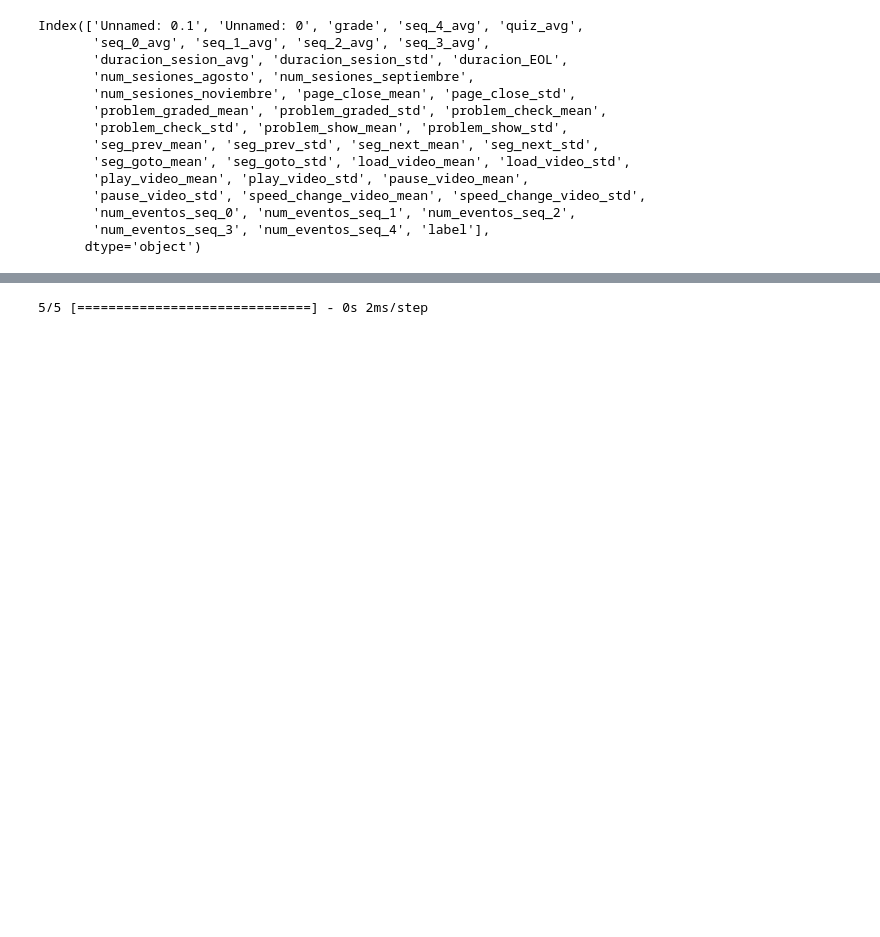
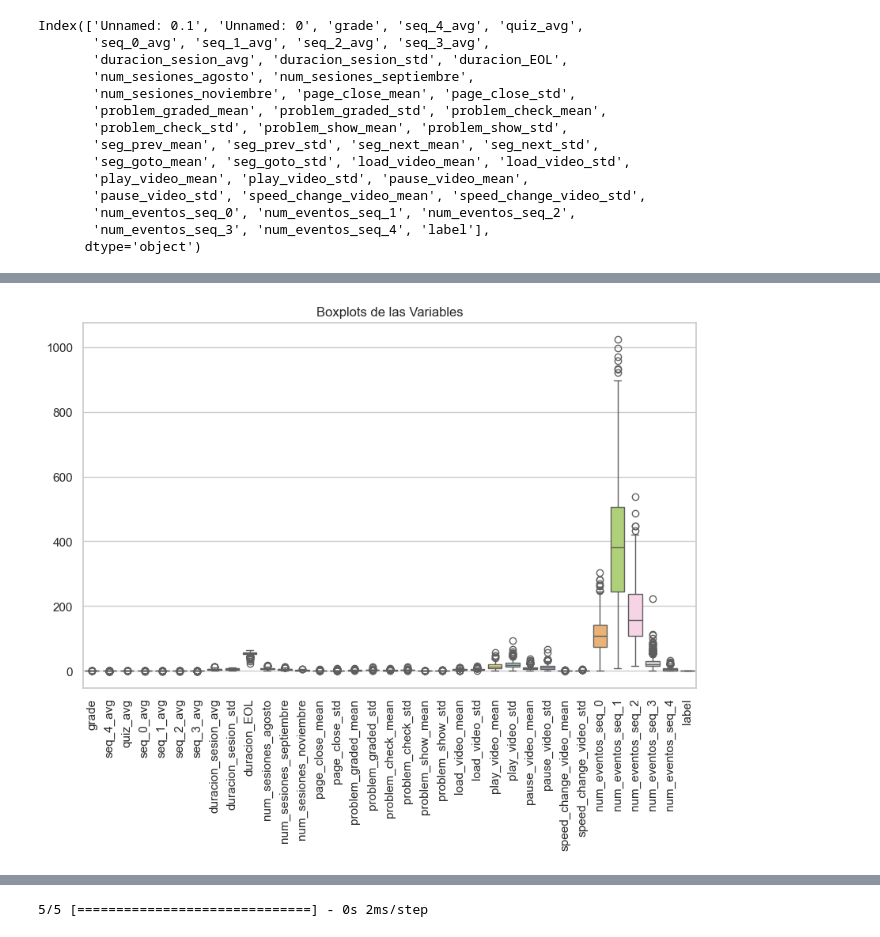
Before and after one commit to danieljarah/casoCDD, a Jupyter notebook: Redes neuronales/0_95.ipynb, the cells around one changed output, grey strips where cells are left out. Cells and saved outputs as stored; diff of their text form; code cells hidden in the pictures; blank space fills up the shorter version.

```diff
--- a/Redes neuronales/0_95.ipynb
+++ b/Redes neuronales/0_95.ipynb
@@ -68,3 +84,15 @@ tf.random.set_seed(seed)
+# %%
+# Configurar el estilo de seaborn
+sns.set(style="whitegrid")
+
+# Crear boxplots para cada variable
+plt.figure(figsize=(10, 6))
+sns.boxplot(data=df_entrenamiento, palette="Set3")
+plt.xticks(rotation=90)
+plt.title('Boxplots de las Variables')
+plt.show()
+# %% [output]
+[figure, added]
 # %%
 X = df_entrenamiento.drop(columns=['label'])  # Características
 y = df_entrenamiento['label']  # Etiquetas
```
Also changed, not shown: parts of 9 cells of this notebook.
